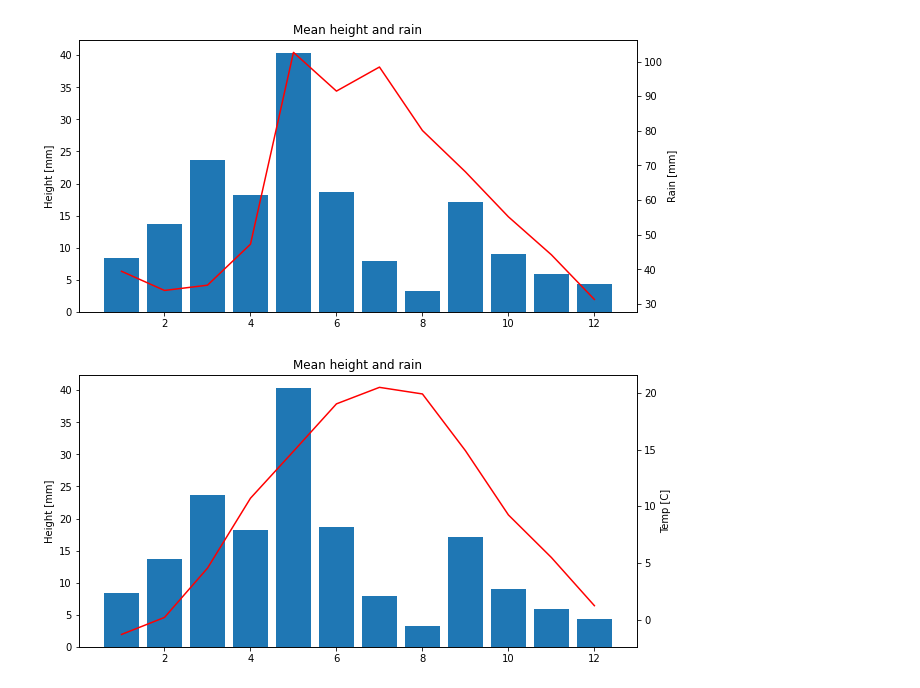
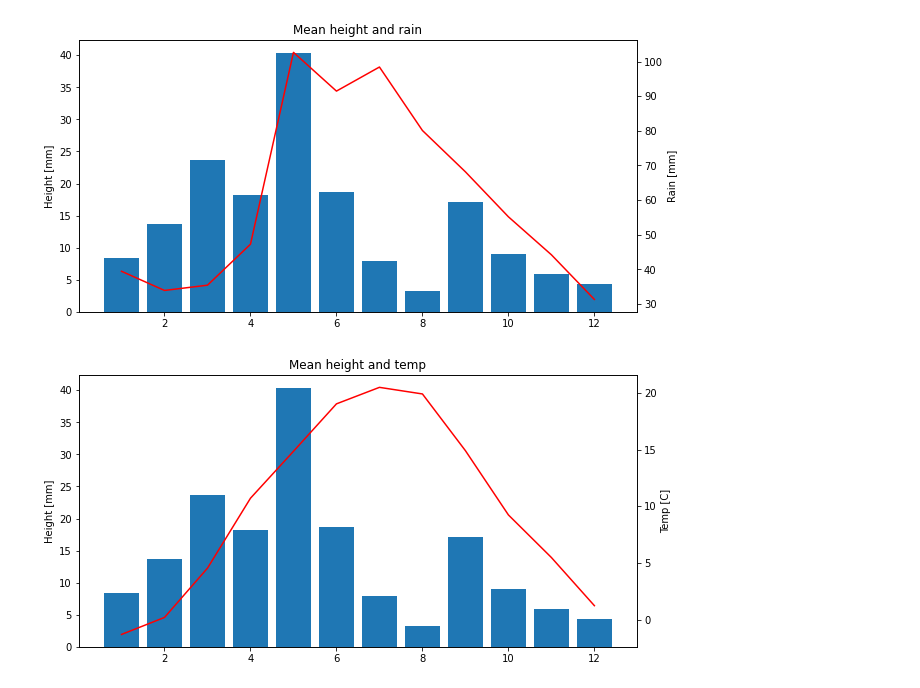
Before and after one commit to JakubBurczyk/DA_WeatherModel, a Jupyter notebook: mean.ipynb, the cells around one changed output. Drawn from its saved outputs; the diff is of its cells as text; code cells hidden in the pictures.

Commit message:
Mean trends

```diff
--- a/mean.ipynb
+++ b/mean.ipynb
@@ -72,14 +91,14 @@ plt.show()
 # %%
 fig, ax1 = plt.subplots(figsize = (10, 5))
 ax2 = ax1.twinx()
 
 months = np.linspace(1,12,12).tolist()
 
 ax1.bar(months,height)
 ax1.set_ylabel("Height [mm]")
 ax2.plot(months,temp,'r')
 ax2.set_ylabel("Temp [C]")
-plt.title("Mean height and rain")
+plt.title("Mean height and temp")
 plt.show()
 # %% [output]
-[figure, old version]
+[figure, new version]
```
Also changed, not shown: parts of 1 cell of this notebook.
